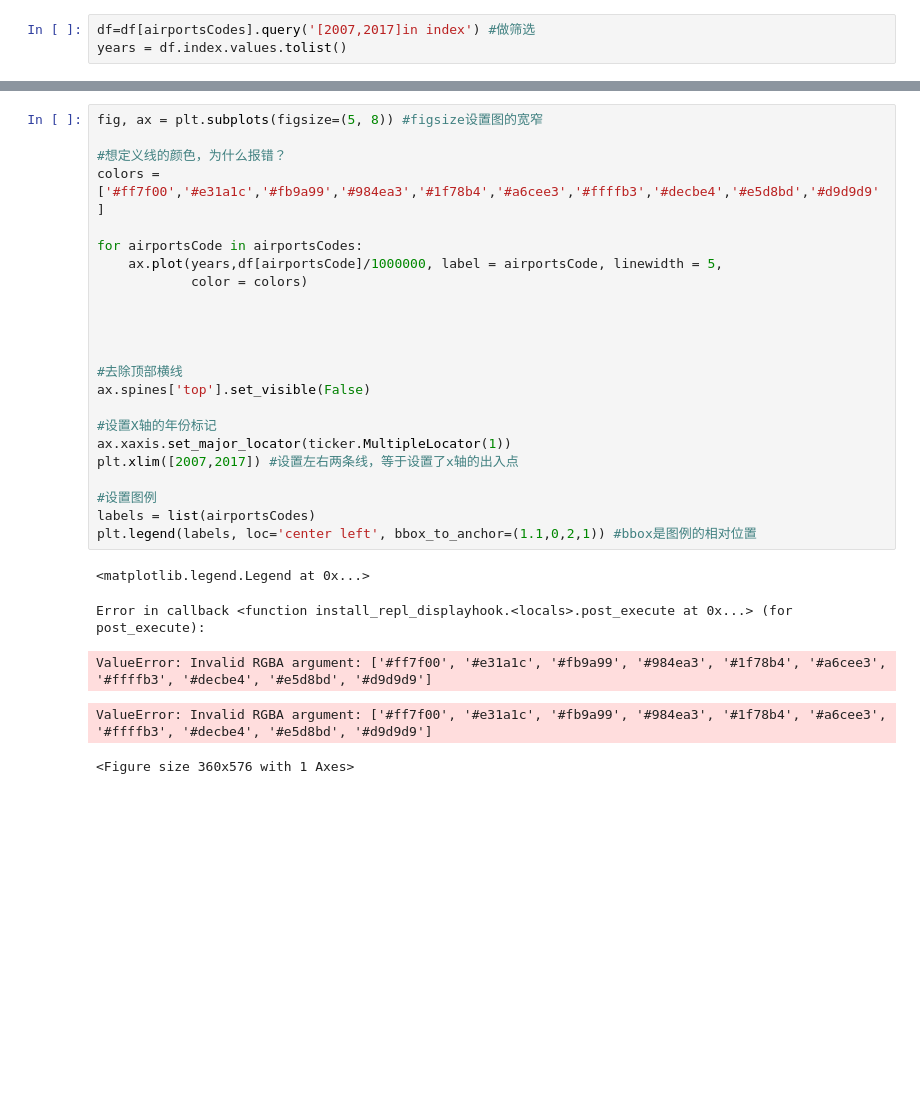
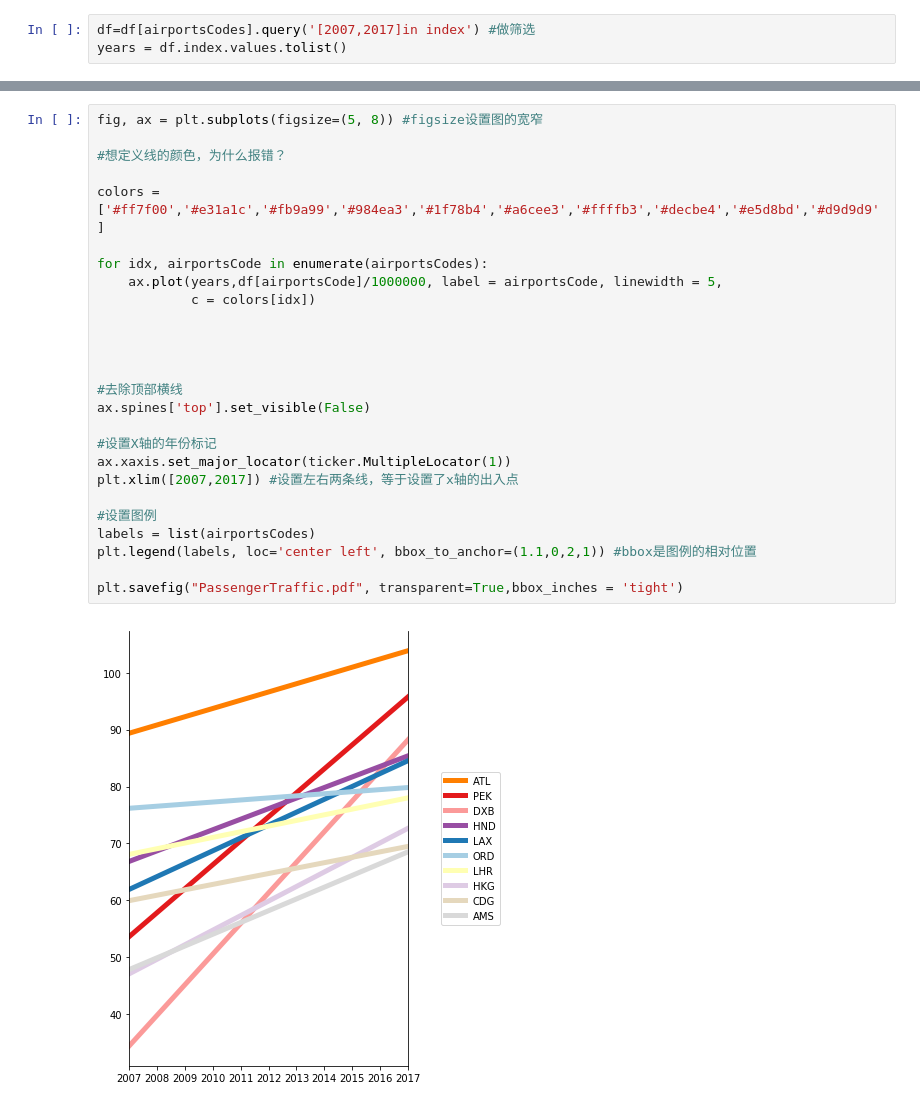
Before and after one commit to JingInBJ/data-studio-projects., a Jupyter notebook: Project2-airports/data/PassengerSummary.ipynb, the cells around one changed output, grey strips where cells are left out. Cells and saved outputs as stored; diff of their text form; blank space fills up the shorter version.

```diff
--- a/Project2-airports/data/PassengerSummary.ipynb
+++ b/Project2-airports/data/PassengerSummary.ipynb
@@ -209,29 +216,28 @@ plt.savefig("PassengerTraffic.pdf", transparent=True,bbox_inches = 'tight')
 # %%
 fig, ax = plt.subplots(figsize=(5, 8)) #figsize设置图的宽窄
 
 #想定义线的颜色，为什么报错？
+
 colors = ['#ff7f00','#e31a1c','#fb9a99','#984ea3','#1f78b4','#a6cee3','#ffffb3','#decbe4','#e5d8bd','#d9d9d9']
 
-for airportsCode in airportsCodes:
+for idx, airportsCode in enumerate(airportsCodes):
     ax.plot(years,df[airportsCode]/1000000, label = airportsCode, linewidth = 5,
-            color = colors)
+            c = colors[idx])
 
 
 
 
 #去除顶部横线
 ax.spines['top'].set_visible(False)
 
 #设置X轴的年份标记
 ax.xaxis.set_major_locator(ticker.MultipleLocator(1))
 plt.xlim([2007,2017]) #设置左右两条线，等于设置了x轴的出入点
 
 #设置图例
 labels = list(airportsCodes)
 plt.legend(labels, loc='center left', bbox_to_anchor=(1.1,0,2,1)) #bbox是图例的相对位置
+
+plt.savefig("PassengerTraffic.pdf", transparent=True,bbox_inches = 'tight')
 # %% [output]
-<matplotlib.legend.Legend at 0x...>
-Error in callback <function install_repl_displayhook.<locals>.post_execute at 0x...> (for post_execute):
-ValueError: Invalid RGBA argument: ['#ff7f00', '#e31a1c', '#fb9a99', '#984ea3', '#1f78b4', '#a6cee3', '#ffffb3', '#decbe4', '#e5d8bd', '#d9d9d9']
-ValueError: Invalid RGBA argument: ['#ff7f00', '#e31a1c', '#fb9a99', '#984ea3', '#1f78b4', '#a6cee3', '#ffffb3', '#decbe4', '#e5d8bd', '#d9d9d9']
-<Figure size 360x576 with 1 Axes>
+[figure, added]
```
Also changed, not shown: parts of 5 cells of this notebook, 8 other files.
